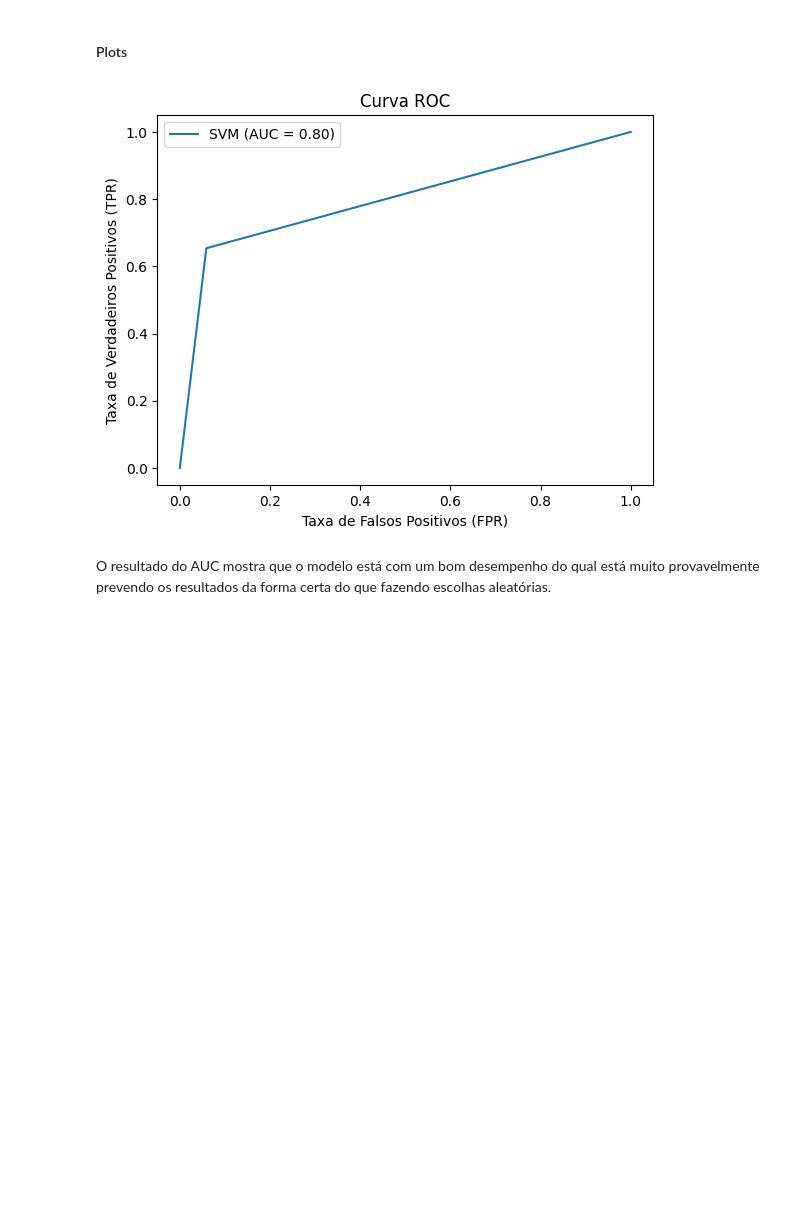
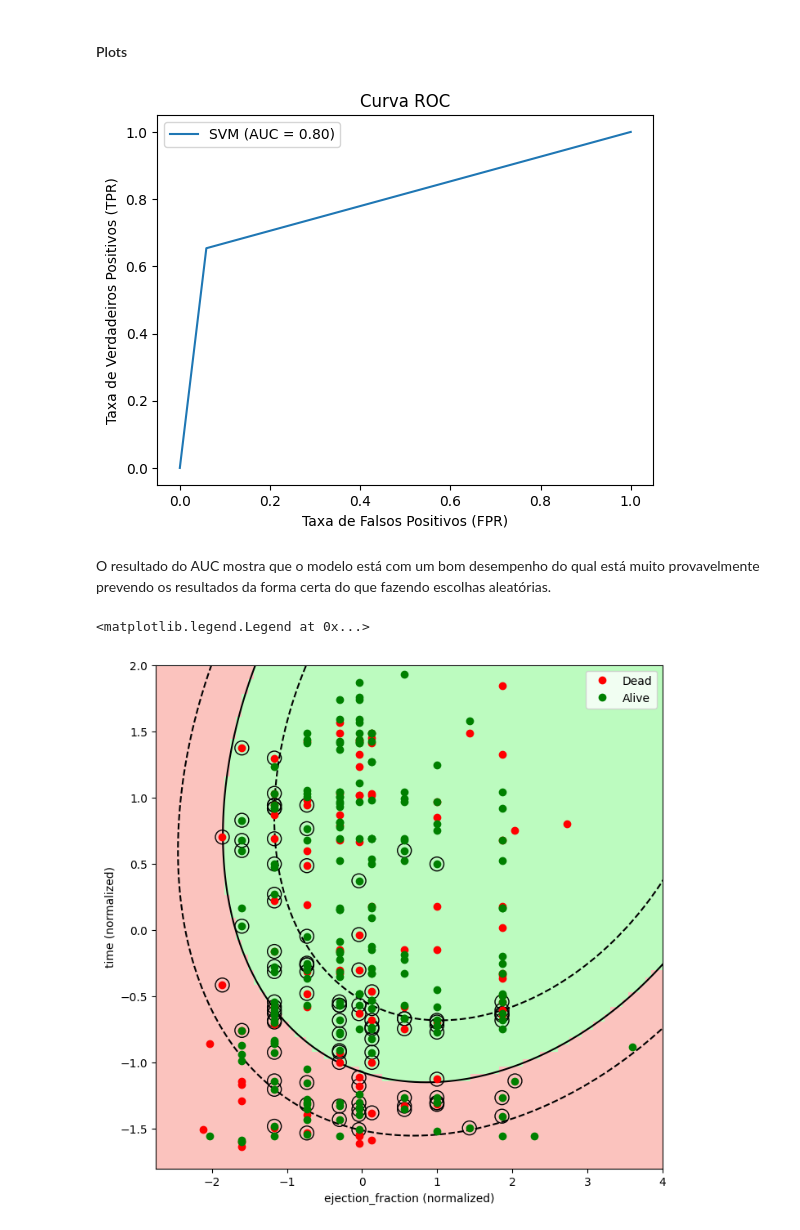
Before and after one commit to JoaoGabrielTN/Pratica-SVM, a Jupyter notebook: Data_Analysis.ipynb, the cells around one changed output. Saved outputs shown, nothing was run; the diff lists cells and outputs as text; code cells hidden in the pictures; blank space fills up the shorter version.

```diff
--- a/Data_Analysis.ipynb
+++ b/Data_Analysis.ipynb
@@ -318,0 +322,47 @@ O resultado do AUC mostra que o modelo está com um bom desempenho do qual está
+# %%
+X2n = np.concatenate((X2_train, X2_test), axis=0)
+y2n = np.concatenate((y2_train, y2_test), axis=0)
+
+fig, ax = plt.subplots(figsize=(8, 8))
+
+map = ListedColormap(['#22F52B', '#F53929'])
+
+svm = grid.best_estimator_
+
+
+DecisionBoundaryDisplay.from_estimator(
+    estimator=svm,
+    X=X2n,
+    ax=ax,
+    cmap=map,
+    response_method="predict",
+    plot_method="pcolormesh",
+    alpha=0.3,
+)
+
+DecisionBoundaryDisplay.from_estimator(
+    estimator=svm,
+    X=X2n,
+    ax=ax,
+    response_method="decision_function",
+    plot_method="contour",
+    levels=[-1, 0, 1],
+    colors=["k", "k", "k"],
+    linestyles=["--", "-", "--"],
+)
+
+ax.plot(X2n[:, 0][y == 1], X2n[:, 1][y == 1], "ro", label="Dead")
+ax.plot(X2n[:, 0][y == 0], X2n[:, 1][y == 0], "go", label="Alive")
+
+sv = svm.support_vectors_
+ax.scatter(sv[:, 0], sv[:, 1], s = 150, facecolors="none", edgecolors="k")
+
+ax.set_xlim(left=-2.75, right=4)
+ax.set_ylim(bottom=-1.8, top=2)
+
+ax.set_xlabel("ejection_fraction (normalized)")
+ax.set_ylabel("time (normalized)")
+ax.legend()
+# %% [output]
+<matplotlib.legend.Legend at 0x...>
+[figure, added]
```
Also changed, not shown: parts of 1 cell of this notebook.
